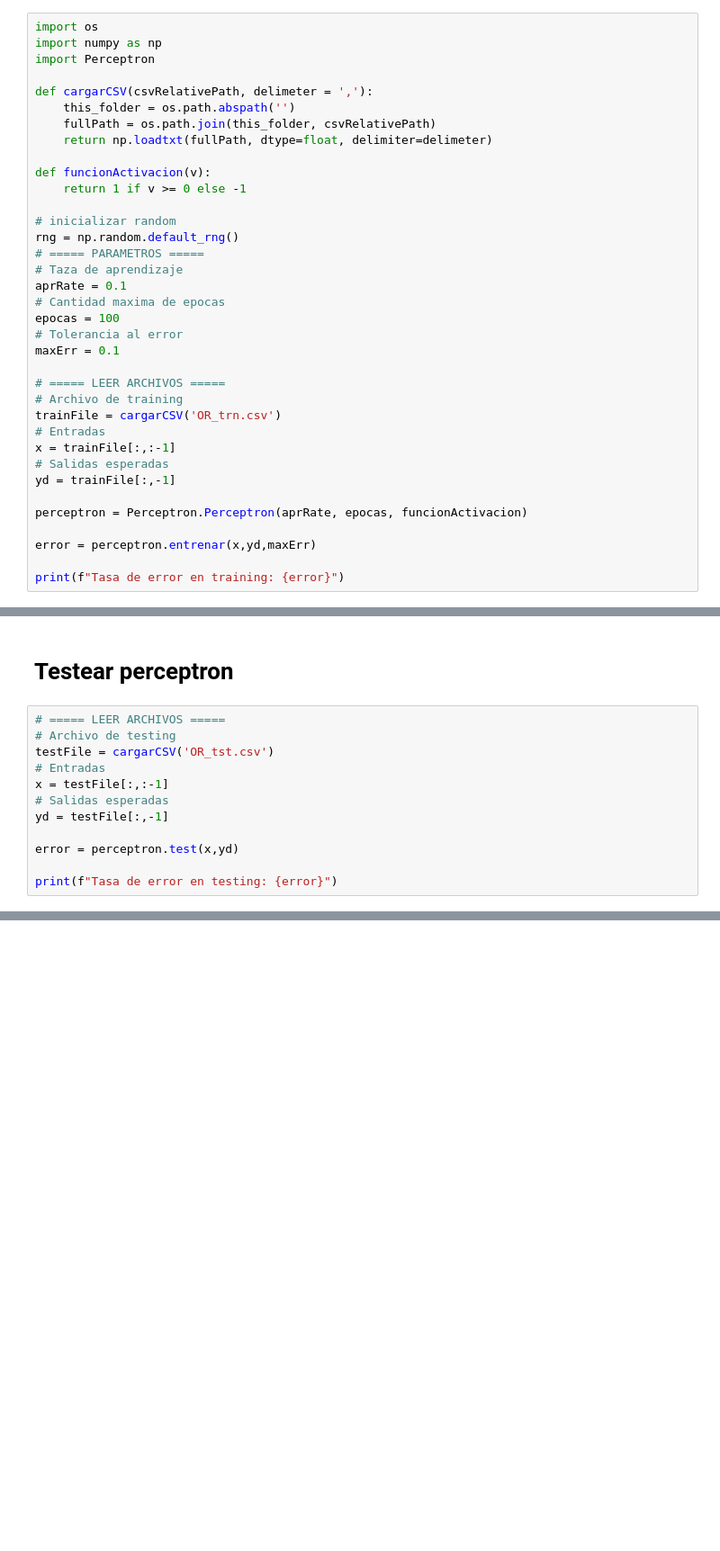
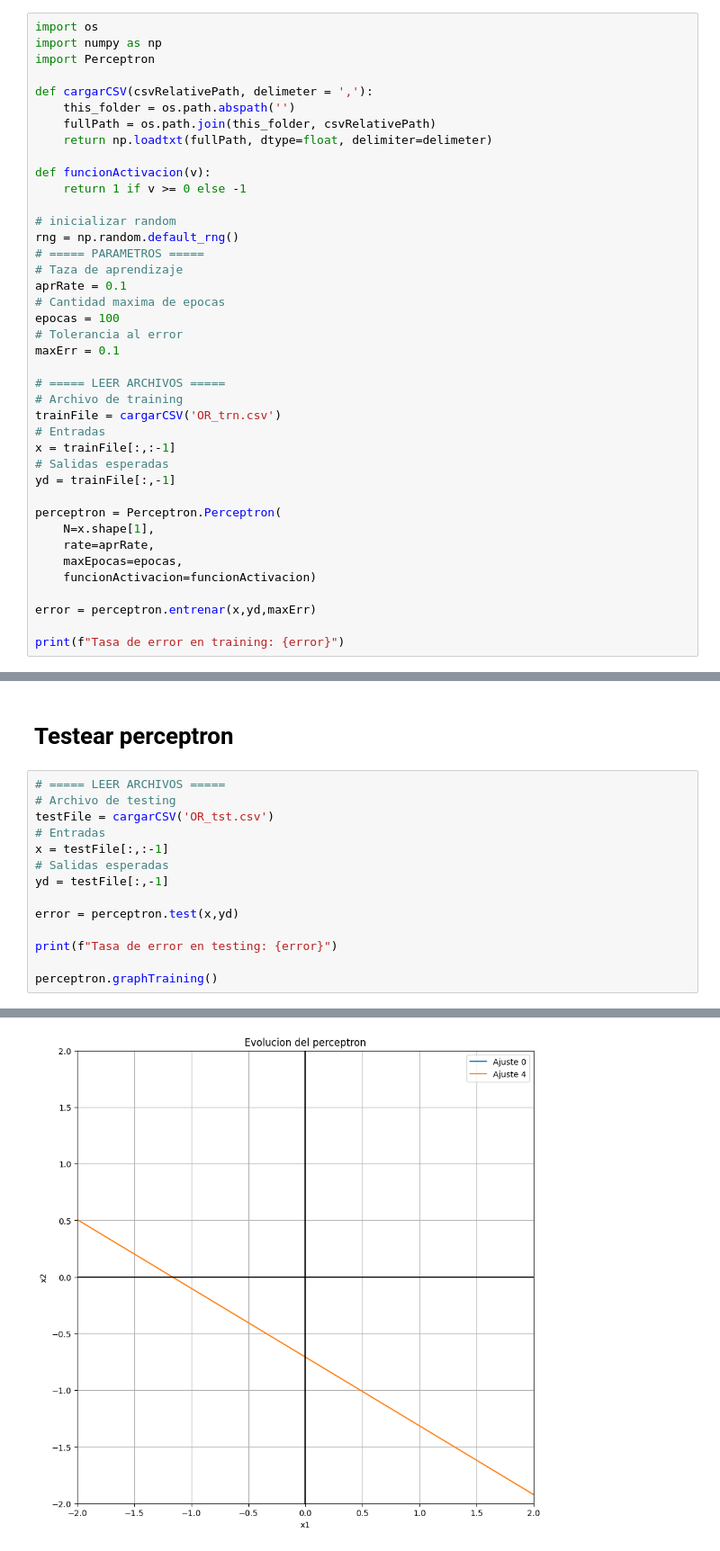
Before and after one commit to Lucasa98/Inteligencia-Computacional-2025, a Jupyter notebook: Práctica/Guia1/Ej1.ipynb, the cells around one changed output, grey strips where cells are left out. Shown at 90% size. Saved outputs shown, nothing was run; the diff lists cells and outputs as text; blank space fills up the shorter version.

```diff
--- a/Práctica/Guia1/Ej1.ipynb
+++ b/Práctica/Guia1/Ej1.ipynb
@@ -31,7 +54,11 @@ x = trainFile[:,:-1]
 # Salidas esperadas
 yd = trainFile[:,-1]
 
-perceptron = Perceptron.Perceptron(aprRate, epocas, funcionActivacion)
+perceptron = Perceptron.Perceptron(
+    N=x.shape[1],
+    rate=aprRate,
+    maxEpocas=epocas,
+    funcionActivacion=funcionActivacion)
 
 error = perceptron.entrenar(x,yd,maxErr)
 
@@ -43,14 +71,17 @@ Tasa de error en training: 0.0
 # %%
 # ===== LEER ARCHIVOS =====
 # Archivo de testing
 testFile = cargarCSV('OR_tst.csv')
 # Entradas
 x = testFile[:,:-1]
 # Salidas esperadas
 yd = testFile[:,-1]
 
 error = perceptron.test(x,yd)
 
 print(f"Tasa de error en testing: {error}")
+
+perceptron.graphTraining()
 # %% [output]
 Tasa de error en testing: 0.0
+[figure, added]
```
Also changed, not shown: parts of 4 cells of this notebook.
